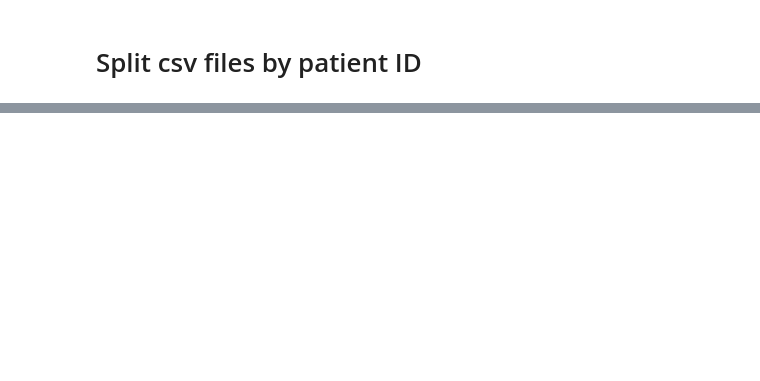
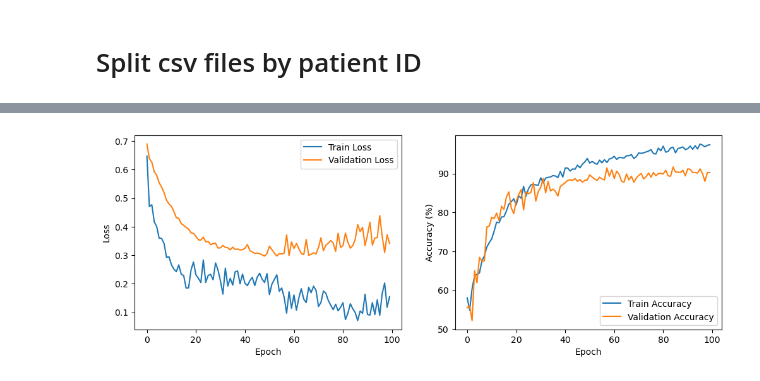
Before and after one commit to honzh073/FL, a Jupyter notebook: code/2_patient_level/2_0_bestAFF.ipynb, the cells around one changed output, grey strips where cells are left out. Cells and saved outputs as stored; diff of their text form; code cells hidden in the pictures; blank space fills up the shorter version.

```diff
--- a/code/2_patient_level/2_0_bestAFF.ipynb
+++ b/code/2_patient_level/2_0_bestAFF.ipynb
@@ -212,7 +214,7 @@ def train_model(train_loader, validation_loader, classweight, num_epochs, lr, st
         params_1x = [param for name, param in model.module.named_parameters() if 'classifier' not in name]
 
         optimizer = torch.optim.Adam([{'params': params_1x}, {'params': params_fc, 'lr': lr * 10}],
-                                    lr=lr, weight_decay=5e-4)
+                                    lr=lr, weight_decay=5e-3)
 
     else:
         # Loss, optimizer
@@ -229,10 +231,10 @@ def train_model(train_loader, validation_loader, classweight, num_epochs, lr, st
 
         # 使用这些参数创建优化器
         optimizer = torch.optim.Adam([{'params': params_1x}, {'params': params_fc, 'lr': lr * 10}],
-                                    lr=lr, weight_decay=5e-4)
+                                    lr=lr, weight_decay=5e-3)
 
 
-    # scheduler = lr_scheduler.StepLR(optimizer, step_size=step_size, gamma=gamma)
+    scheduler = lr_scheduler.StepLR(optimizer, step_size=step_size, gamma=gamma)
 
     # Loss, ACC
     train_losses = []
@@ -506,9 +508,9 @@ test_transform = transforms.Compose([
 
 ])
 
-train_dataset = CustomDataset('/local/data1/honzh073/local_repo/FL/code/3_single_hospital/csv_files/train.csv', transform=train_transform)
-val_dataset = CustomDataset('/local/data1/honzh073/local_repo/FL/code/3_single_hospital/csv_files/val.csv', transform=test_transform)
-test_dataset = CustomDataset('/local/data1/honzh073/local_repo/FL/code/3_single_hospital/csv_files/test.csv', transform=test_transform)
+train_dataset = CustomDataset('/local/data1/honzh073/local_repo/FL/code/2_patient_level/train.csv', transform=train_transform)
+val_dataset = CustomDataset('/local/data1/honzh073/local_repo/FL/code/2_patient_level/val.csv', transform=test_transform)
+test_dataset = CustomDataset('/local/data1/honzh073/local_repo/FL/code/2_patient_level/test.csv', transform=test_transform)
 
 # repeated_dataset = torch.utils.data.ConcatDataset([train_dataset] * 30)
 
@@ -553,8 +578,11 @@ print(f"---- NFF: {test_NFF_count}, ratio: {test_NFF_count / (test_AFF_count + t
 # %%
-epoch_num = 50
+epoch_num = 100
+step_size = 25
+lr = 0.00001
 # resenet 18
 resnet18 = train_model(train_loader, val_loader,
                        classweight=classweight,
                        num_epochs=epoch_num,
-                       lr=0.0001, step_size=10, gamma=0.1,
+                       lr=lr, step_size=step_size, gamma=0.1,
                        model_name='resnet18')
+# %% [output]
@@ -561,3 +606,4 @@ resnet18 = train_model(train_loader, val_loader,
+[figure, added]
 # %%
 print('ResNet 18')
 test_model(model=resnet18, test_dataset=test_dataset, batch_size=batch_size)
```
Also changed, not shown: parts of 13 cells of this notebook, 7 other files.
